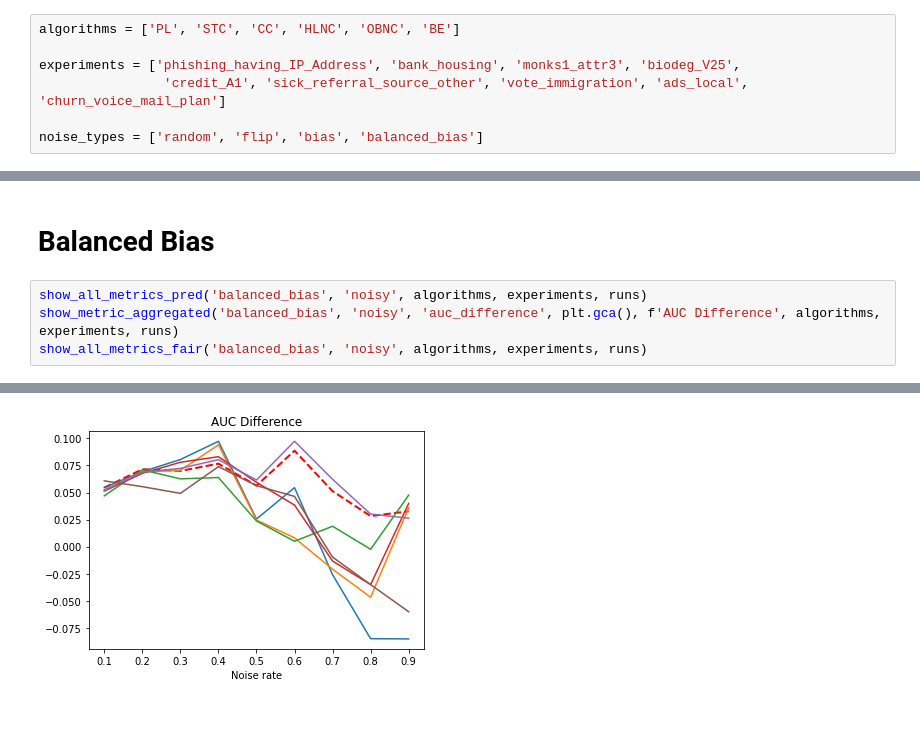
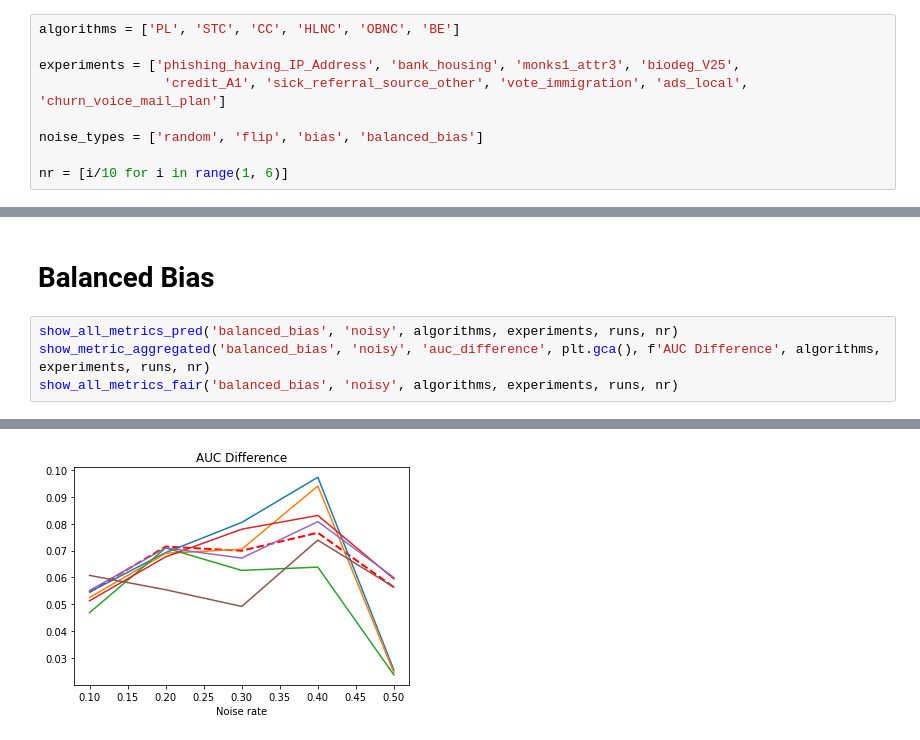
Before and after one commit to reluzita/rewriting-history, a Jupyter notebook: result_analysis/noisy_test_set_analysis.ipynb, the cells around one changed output, grey strips where cells are left out. Cells and saved outputs as stored; diff of their text form.

Commit message:
starting fair-OBNC experiments

```diff
--- a/result_analysis/noisy_test_set_analysis.ipynb
+++ b/result_analysis/noisy_test_set_analysis.ipynb
@@ -10,6 +10,8 @@ experiments = ['phishing_having_IP_Address', 'bank_housing', 'monks1_attr3', 'bi
                 'credit_A1', 'sick_referral_source_other', 'vote_immigration', 'ads_local', 'churn_voice_mail_plan']
 
 noise_types = ['random', 'flip', 'bias', 'balanced_bias']
+
+nr = [i/10 for i in range(1, 6)]
 # %%
 pred_metrics = ['accuracy', 'roc_auc']
 
@@ -96,7 +90,7 @@ create_trade_off_gif('bias', 'noisy', ['HLNC'], experiments, runs, xlimit=[0, 1]
 # %% [markdown]
 # Balanced Bias
 # %%
-show_all_metrics_pred('balanced_bias', 'noisy', algorithms, experiments, runs)
-show_metric_aggregated('balanced_bias', 'noisy', 'auc_difference', plt.gca(), f'AUC Difference', algorithms, experiments, runs)
-show_all_metrics_fair('balanced_bias', 'noisy', algorithms, experiments, runs)
+show_all_metrics_pred('balanced_bias', 'noisy', algorithms, experiments, runs, nr)
+show_metric_aggregated('balanced_bias', 'noisy', 'auc_difference', plt.gca(), f'AUC Difference', algorithms, experiments, runs, nr)
+show_all_metrics_fair('balanced_bias', 'noisy', algorithms, experiments, runs, nr)
 # %% [output]
@@ -104 +98 @@ show_all_metrics_fair('balanced_bias', 'noisy', algorithms, experiments, runs)
-[figure, old version]
+[figure, new version]
```
Also changed, not shown: parts of 12 cells of this notebook, 9 other files.
